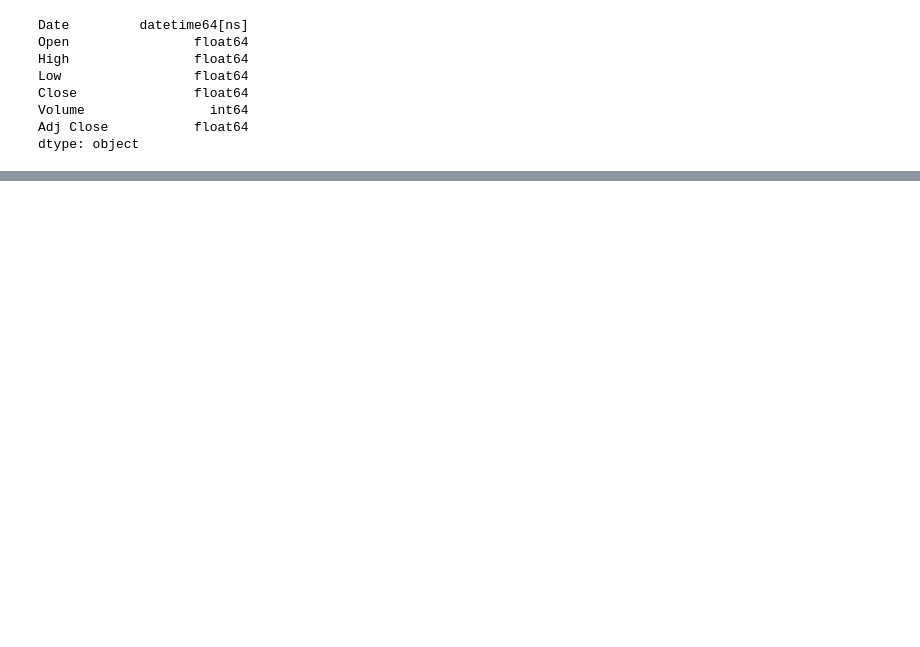
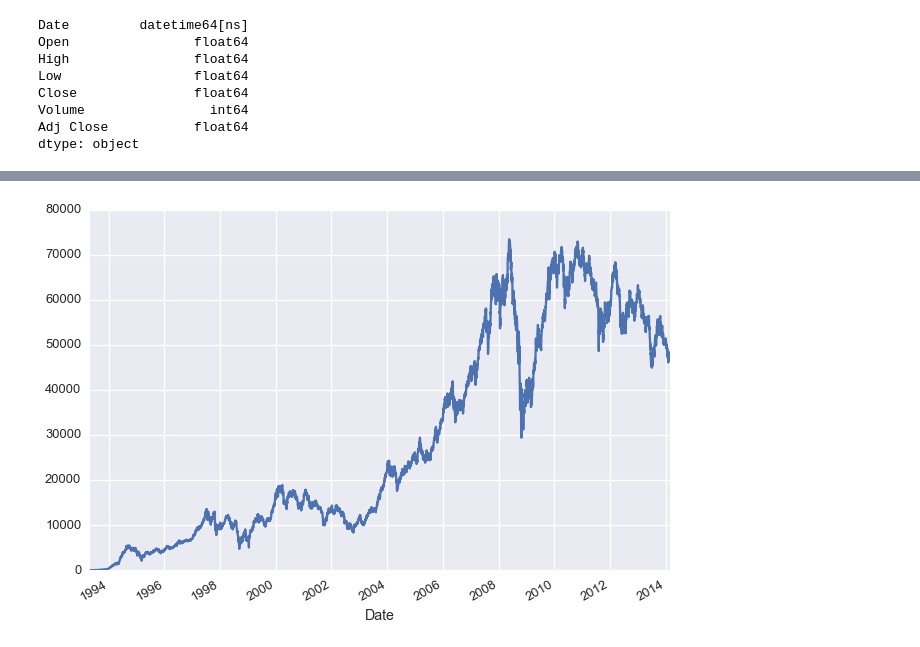
Before and after one commit to wilsonfreitas/wilsonfreitas.github.io, a Jupyter notebook: content/BVSP.ipynb, the cells around one changed output, grey strips where cells are left out. Drawn from its saved outputs; the diff is of its cells as text; code cells hidden in the pictures; blank space fills up the shorter version.

Commit message:
BVSP Updated
- new graphs implemented
- inflation implemented

```diff
--- a/content/BVSP.ipynb
+++ b/content/BVSP.ipynb
@@ -2,9 +2,8 @@
 import numpy as np
 import matplotlib.pyplot as plt
 import pandas as pd
-import sys
+import seaborn as sb
 %pylab inline
-print 'python', sys.version
-print 'pandas', pd.__version__
+sb.set_context("talk")
 # %% [output]
 Populating the interactive namespace from numpy and matplotlib
@@ -46,0 +32,2 @@ ax.plot(bvsp.Date, bvsp.Close);
+# %%
+bvsp.set_index('Date', inplace=True)
@@ -46,0 +44,4 @@ ax.plot(bvsp.Date, bvsp.Close);
+# %%
+bvsp['Adj Close'].plot();
+# %% [output]
+[figure, added]
```
Also changed, not shown: parts of 25 cells of this notebook.
